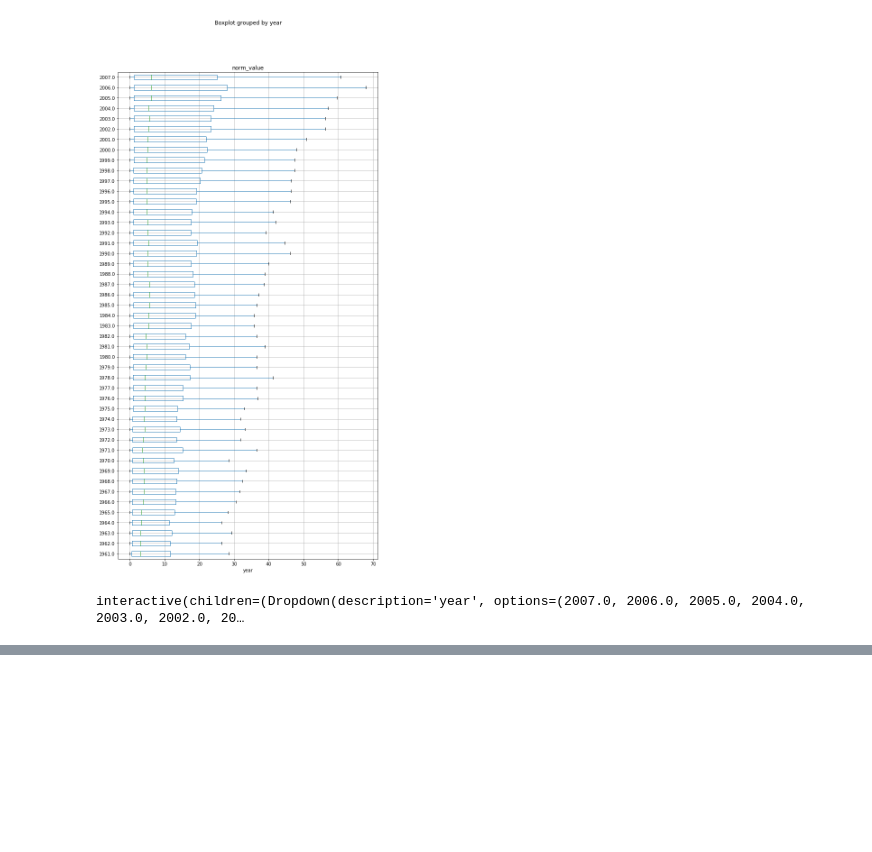
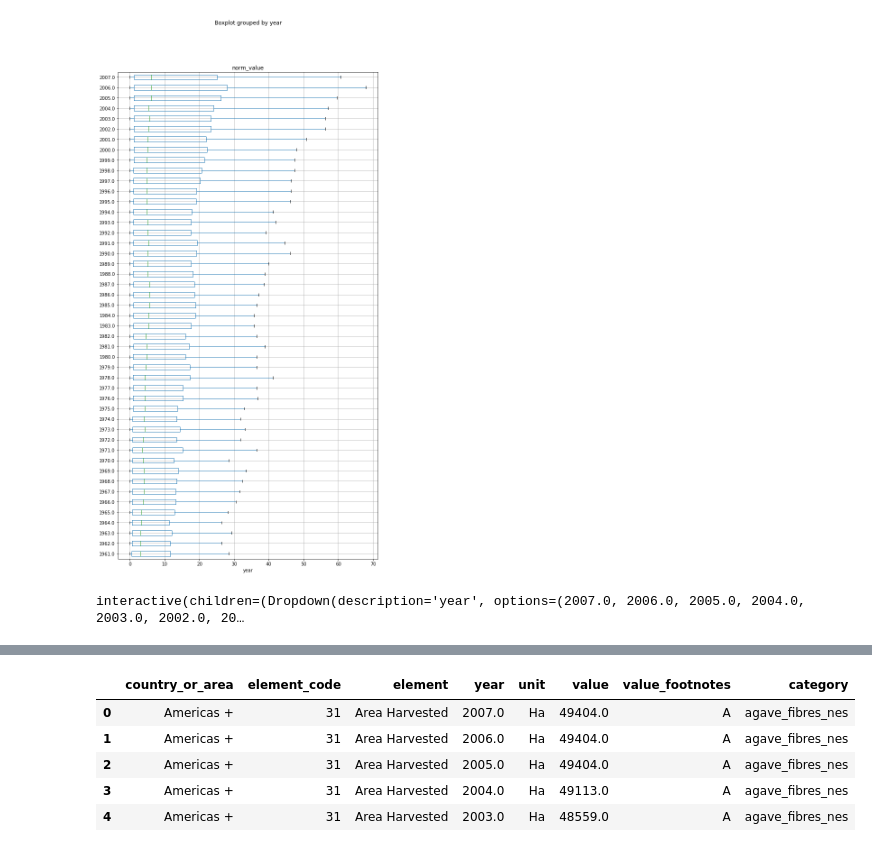
Before and after one commit to caralen/ada-project-faam, a Jupyter notebook: research.ipynb, the cells around one changed output, grey strips where cells are left out. Drawn from its saved outputs; the diff is of its cells as text; code cells hidden in the pictures; blank space fills up the shorter version.

```diff
--- a/research.ipynb
+++ b/research.ipynb
@@ -249,0 +259,9 @@ interactive(children=(Dropdown(description='year', options=(2007.0, 2006.0, 2005
+# %%
+harvest_data.head()
+# %% [output]
+|  | country_or_area | element_code | element | year | unit | value | value_footnotes | category |
+| 0 | Americas + | 31 | Area Harvested | 2007.0 | Ha | 49404.0 | A | agave_fibres_nes |
+| 1 | Americas + | 31 | Area Harvested | 2006.0 | Ha | 49404.0 | A | agave_fibres_nes |
+| 2 | Americas + | 31 | Area Harvested | 2005.0 | Ha | 49404.0 | A | agave_fibres_nes |
+| 3 | Americas + | 31 | Area Harvested | 2004.0 | Ha | 49113.0 | A | agave_fibres_nes |
+| 4 | Americas + | 31 | Area Harvested | 2003.0 | Ha | 48559.0 | A | agave_fibres_nes |
```
Also changed, not shown: parts of 12 cells of this notebook.
